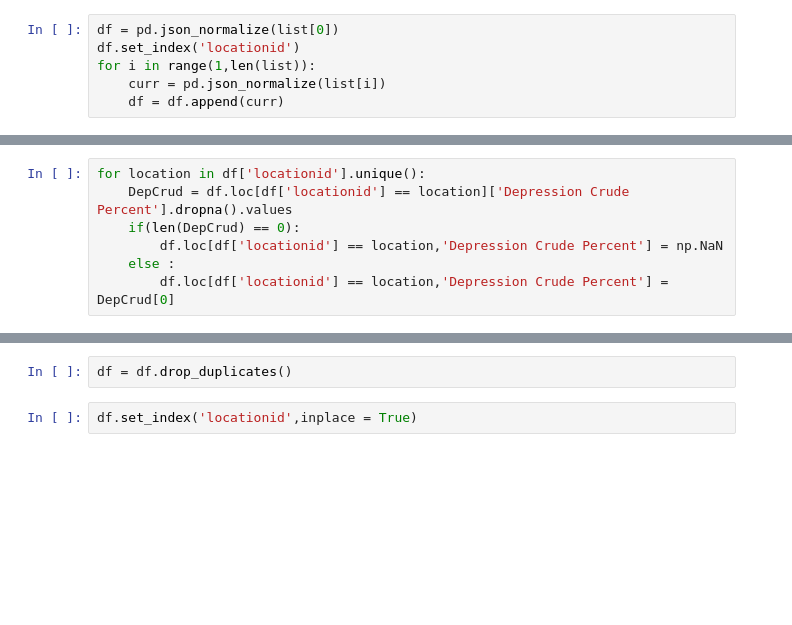
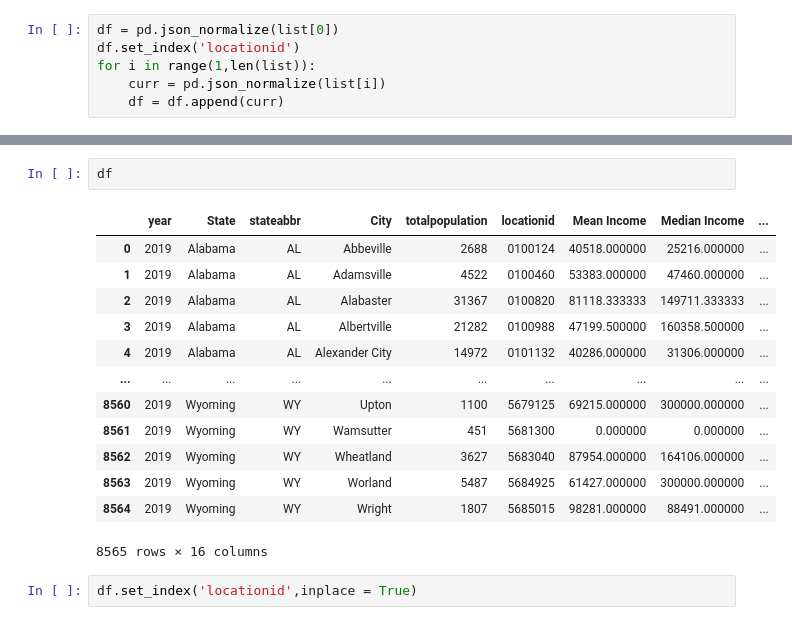
Before and after one commit to Dlp565/Dlp565.github.io, a Jupyter notebook: Final Project.ipynb, the cells around one changed output, grey strips where cells are left out. Saved outputs shown, nothing was run; the diff lists cells and outputs as text; blank space fills up the shorter version.

```diff
--- a/Final Project.ipynb
+++ b/Final Project.ipynb
@@ -149,7 +186,0 @@ for location in df['locationid'].unique():
-# %%
-for location in df['locationid'].unique():
-    DepCrud = df.loc[df['locationid'] == location]['Depression Crude Percent'].dropna().values
-    if(len(DepCrud) == 0):
-        df.loc[df['locationid'] == location,'Depression Crude Percent'] = np.NaN
-    else :
-        df.loc[df['locationid'] == location,'Depression Crude Percent'] = DepCrud[0]
@@ -170,5 +191,19 @@ for location in df['locationid'].unique():
 # %%
-df = df.drop_duplicates()
+df
+# %% [output]
+|  | year | State | stateabbr | City | totalpopulation | locationid | Mean Income | Median Income | ... |
+| 0 | 2019 | Alabama | AL | Abbeville | 2688 | 0100124 | 40518.000000 | 25216.000000 | ... |
+| 1 | 2019 | Alabama | AL | Adamsville | 4522 | 0100460 | 53383.000000 | 47460.000000 | ... |
+| 2 | 2019 | Alabama | AL | Alabaster | 31367 | 0100820 | 81118.333333 | 149711.333333 | ... |
+| 3 | 2019 | Alabama | AL | Albertville | 21282 | 0100988 | 47199.500000 | 160358.500000 | ... |
+| 4 | 2019 | Alabama | AL | Alexander City | 14972 | 0101132 | 40286.000000 | 31306.000000 | ... |
+| ... | ... | ... | ... | ... | ... | ... | ... | ... | ... |
+| 8560 | 2019 | Wyoming | WY | Upton | 1100 | 5679125 | 69215.000000 | 300000.000000 | ... |
+| 8561 | 2019 | Wyoming | WY | Wamsutter | 451 | 5681300 | 0.000000 | 0.000000 | ... |
+| 8562 | 2019 | Wyoming | WY | Wheatland | 3627 | 5683040 | 87954.000000 | 164106.000000 | ... |
+| 8563 | 2019 | Wyoming | WY | Worland | 5487 | 5684925 | 61427.000000 | 300000.000000 | ... |
+| 8564 | 2019 | Wyoming | WY | Wright | 1807 | 5685015 | 98281.000000 | 88491.000000 | ... |
+8565 rows × 16 columns
 # %%
 df.set_index('locationid',inplace = True)
 # %%
```
Also changed, not shown: parts of 19 cells of this notebook, 1 other file.
